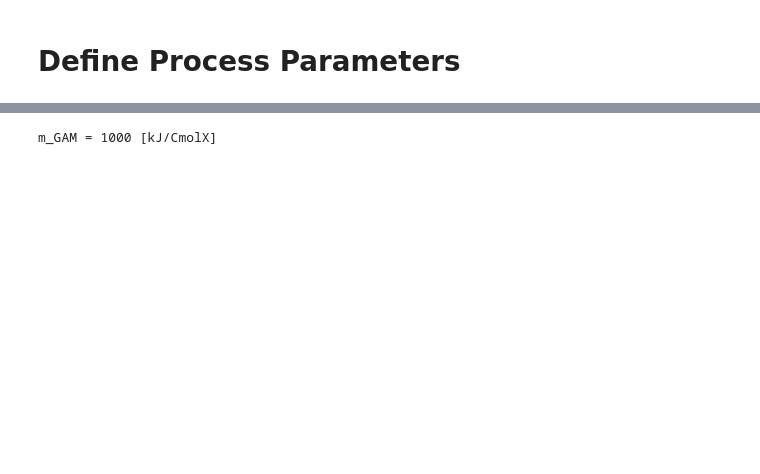
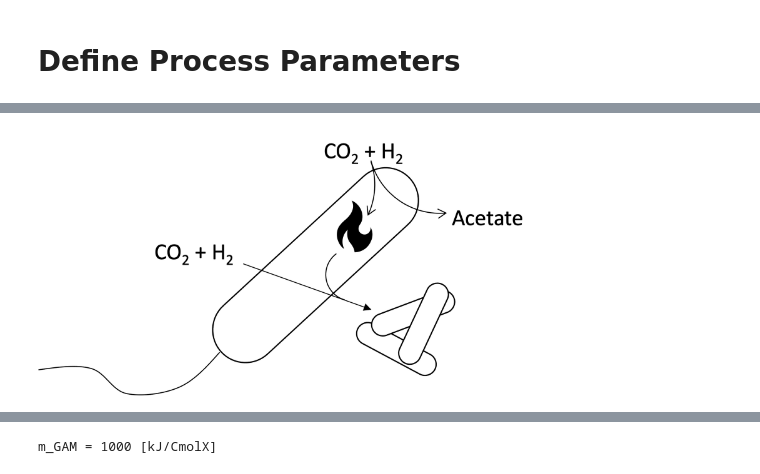
Before and after one commit to biosustain/CO2_fixation_models, a Jupyter notebook: Scripts/02_AcetogenYieldTempDependency.ipynb, the cells around one changed output, grey strips where cells are left out. Cells and saved outputs as stored; diff of their text form; code cells hidden in the pictures; blank space fills up the shorter version.

```diff
--- a/Scripts/02_AcetogenYieldTempDependency.ipynb
+++ b/Scripts/02_AcetogenYieldTempDependency.ipynb
@@ -33,0 +44,4 @@ def Celsius_Kelvin(t):
+# %%
+Image(filename='../Figures/ThermodynamicModelAnaCata.png', width = 500)
+# %% [output]
+[figure, added]
```
Also changed, not shown: parts of 43 cells of this notebook, 10 other files.
